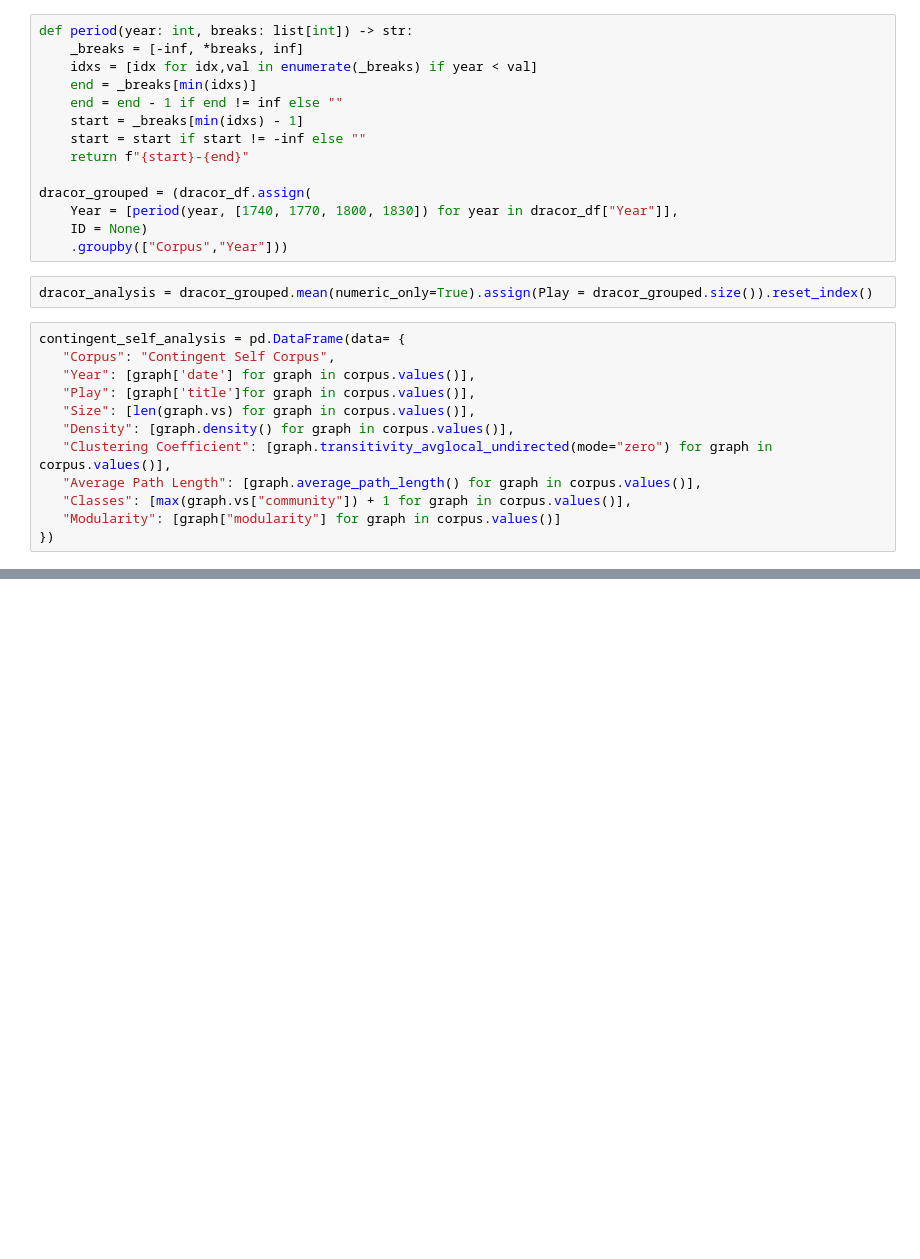
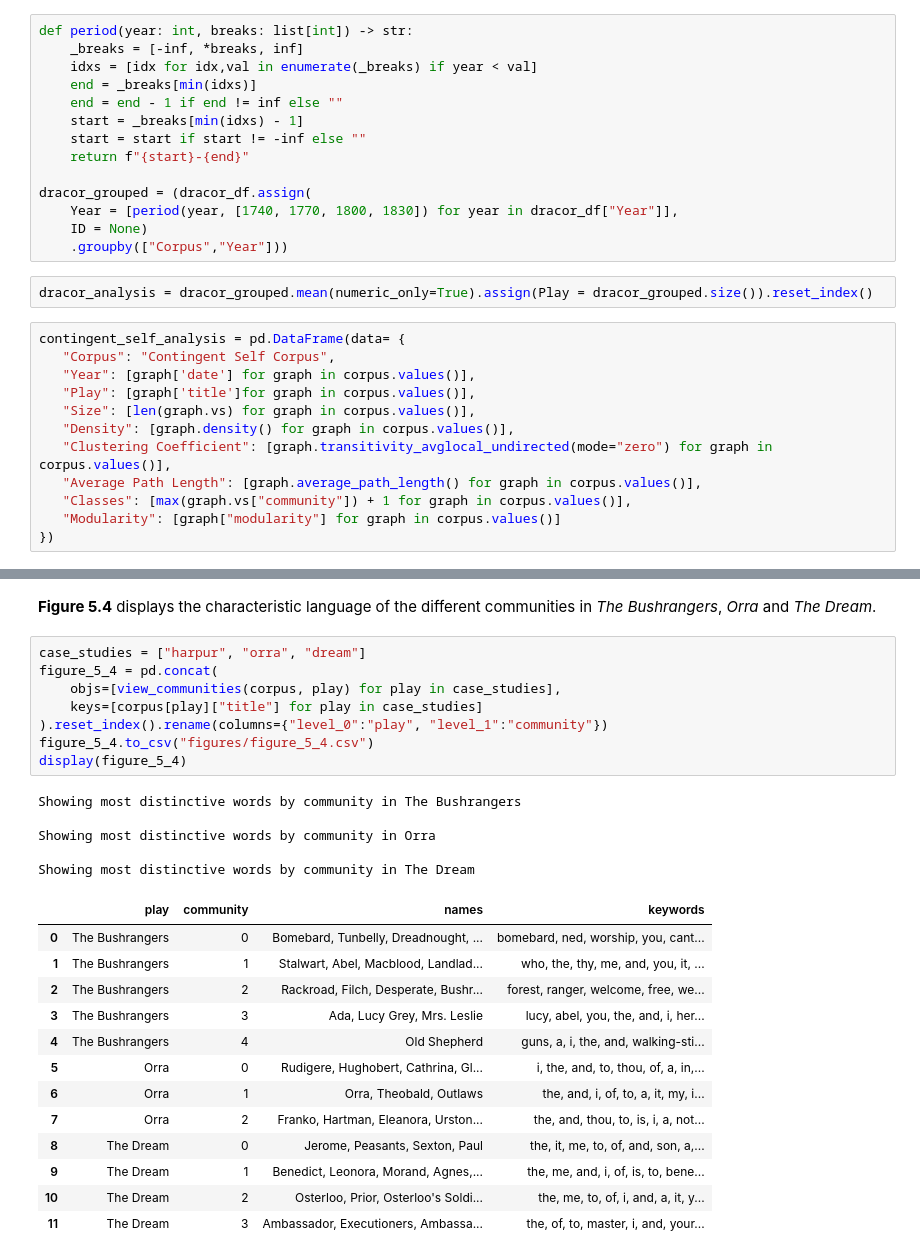
Before and after one commit to sn-code-inside/romantic-self, a Jupyter notebook: Chapter 5 - Drama.ipynb, the cells around one changed output, grey strips where cells are left out. Cells and saved outputs as stored; diff of their text form; blank space fills up the shorter version.

Commit message:
visualise community structure of plays

```diff
--- a/Chapter 5 - Drama.ipynb
+++ b/Chapter 5 - Drama.ipynb
@@ -159,3 +147,32 @@ display(figure_5_3)
 | 11 | Russian Drama Corpus | 1770-1799 | 7 | 8.714286 | 0.656153 | 0.772513 | 1.389610 | NaN | ... |
 | 12 | Russian Drama Corpus | 1800-1829 | 4 | 12.500000 | 0.458586 | 0.690639 | 1.589322 | NaN | ... |
 | 13 | Russian Drama Corpus | 1830- | 7 | 52.428571 | 0.349925 | 0.824154 | 1.801217 | NaN | ... |
+# %% [markdown]
+**Figure 5.4** displays the characteristic language of the different communities in *The Bushrangers*, *Orra* and *The Dream*.
+# %%
+case_studies = ["harpur", "orra", "dream"]
+figure_5_4 = pd.concat(
+    objs=[view_communities(corpus, play) for play in case_studies],
+    keys=[corpus[play]["title"] for play in case_studies]
+).reset_index().rename(columns={"level_0":"play", "level_1":"community"})
+figure_5_4.to_csv("figures/figure_5_4.csv")
+display(figure_5_4)
+# %% [output]
+Showing most distinctive words by community in The Bushrangers
+
+Showing most distinctive words by community in Orra
+
+Showing most distinctive words by community in The Dream
+|  | play | community | names | keywords |
+| 0 | The Bushrangers | 0 | Bomebard, Tunbelly, Dreadnought, ... | bomebard, ned, worship, you, cant... |
+| 1 | The Bushrangers | 1 | Stalwart, Abel, Macblood, Landlad... | who, the, thy, me, and, you, it, ... |
+| 2 | The Bushrangers | 2 | Rackroad, Filch, Desperate, Bushr... | forest, ranger, welcome, free, we... |
+| 3 | The Bushrangers | 3 | Ada, Lucy Grey, Mrs. Leslie | lucy, abel, you, the, and, i, her... |
+| 4 | The Bushrangers | 4 | Old Shepherd | guns, a, i, the, and, walking-sti... |
+| 5 | Orra | 0 | Rudigere, Hughobert, Cathrina, Gl... | i, the, and, to, thou, of, a, in,... |
+| 6 | Orra | 1 | Orra, Theobald, Outlaws | the, and, i, of, to, a, it, my, i... |
+| 7 | Orra | 2 | Franko, Hartman, Eleanora, Urston... | the, and, thou, to, is, i, a, not... |
+| 8 | The Dream | 0 | Jerome, Peasants, Sexton, Paul | the, it, me, to, of, and, son, a,... |
+| 9 | The Dream | 1 | Benedict, Leonora, Morand, Agnes,... | the, me, and, i, of, is, to, bene... |
+| 10 | The Dream | 2 | Osterloo, Prior, Osterloo's Soldi... | the, me, to, of, i, and, a, it, y... |
+| 11 | The Dream | 3 | Ambassador, Executioners, Ambassa... | the, of, to, master, i, and, your... |
```
Also changed, not shown: parts of 5 cells of this notebook, 2 other files.
